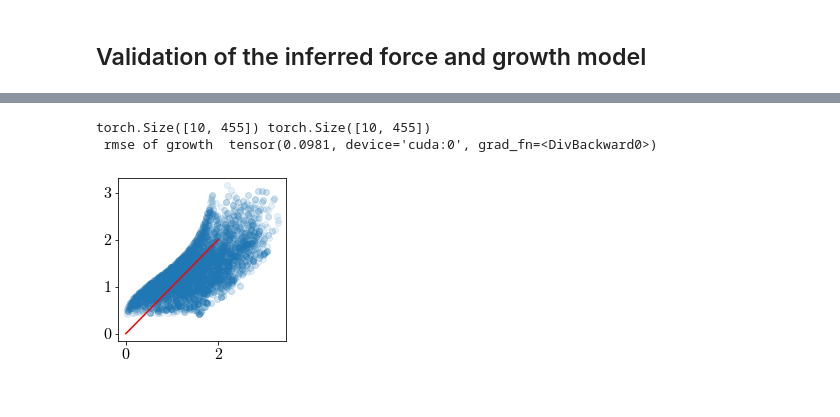
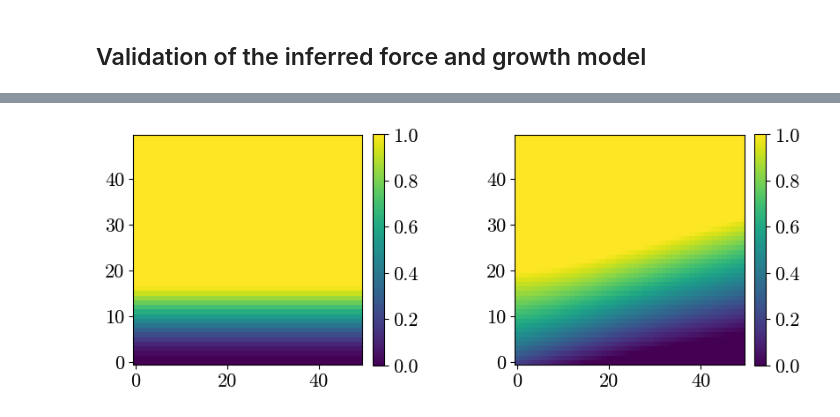
Before and after one commit to SuryanarayanaMK/PFI, a Jupyter notebook: Flow_matching_growth.ipynb, the cells around one changed output, grey strips where cells are left out. Drawn from its saved outputs; the diff is of its cells as text; code cells hidden in the pictures.

```diff
--- a/Flow_matching_growth.ipynb
+++ b/Flow_matching_growth.ipynb
@@ -59,14 +74,15 @@ def toggle_switch(x,model_params_):
 
 def g_rate(x1,x2,gr):
     """Growth propensity based on gene2 expression."""
-    return gr*( ((x2**2) / (1 + x2**2)) + ((x1**2) / (1 + x1**2)) ) #gr*( ((x2**2) / (1 + x2**2)) )
+    return  gr*( 1.0*(x2**2)/(1+x2**2)  + 0.0*(x1**2)/(1+x1**2) )
 
+#return  gr*( (x2**2) / (2 + x2**2)  ) #gr*( ((x2**2) / (1 + x2**2)) + ((x1**2) / (1 + x1**2)) )
 
 def simulate_toggle_with_growth(nsamples, init, Nsnaps, Ndim, seed_, maxiter, model_params, vol, gr, growth_flag=False, reaction_flag=False):
     dt = 0.01; lx = 1
     np.random.seed(seed_)
 
-    xold = init + 0*np.zeros((Ndim, nsamples))  # shape (Ndim, nsamples)
+    xold = init + 0.1*np.random.normal(0,1, (Ndim, nsamples)) #0*np.zeros((Ndim, nsamples))  # shape (Ndim, nsamples)
     tt = np.zeros(Nsnaps)
     samples_fullx = []  # will store a list of arrays with shape (n(t), Ndim)
 
@@ -85,7 +101,7 @@ def simulate_toggle_with_growth(nsamples, init, Nsnaps, Ndim, seed_, maxiter, mo
                 xnew = np.where(xnew < 0, xold, xnew)
                 xold = xnew + 0;
             else:
-                fval = 0.1*toggle_switch(xold.T, model_params).T  # (Ndim, nsamples)
+                fval = 0.01*toggle_switch(xold.T, model_params).T  # (Ndim, nsamples)
                 noise = np.sqrt(fval + 0.1*lx * xold) * np.sqrt(dt) * np.random.normal(0, 1, xold.shape)
                 xnew = xold + dt * (fval - 0.1*lx * xold) + (1 / np.sqrt(vol)) * noise
 
@@ -106,14 +122,17 @@ def simulate_toggle_with_growth(nsamples, init, Nsnaps, Ndim, seed_, maxiter, mo
 
     return samples_fullx, tt
 
-model_params = np.array([1., 3., 1.0, 1.0, 1.0, 2.0, 2.0])
+#### model_params = [a1, a2, b1, b2, K1, K2, n]
+model_params = np.array([2., 2., 1.0, 1.0, 1.0, 1.0, 4.0])
 
-Ndim = 2; vol = 5; nsamples = 401; Nsnaps = 5; seed = 0; maxiter = 201;
+Ndim = 2; vol = 4.0; nsamples = 2001; Nsnaps = 10; seed = 0; maxiter = 200;
 
-gr = 2; #growth-rate
+gr = 2.0; #growth-rate
 growth_flag_ = True; # Set True if growth is modeled
 reaction_flag_ = True; # Set True if the reaction is modeled
-samples_full, tt = simulate_toggle_with_growth(nsamples,np.zeros((Ndim, nsamples)),Nsnaps,Ndim,seed,maxiter,model_params,vol,gr,\
+init = np.random.uniform(0.25,0.75,(Ndim,nsamples)) + 0;
+# init[0,:] = init[0,:] ;
+samples_full, tt = simulate_toggle_with_growth(nsamples,init,Nsnaps,Ndim,seed,maxiter,model_params,vol,gr,\
                                                growth_flag=growth_flag_,reaction_flag=reaction_flag_);
 samples_full = samples_full[:]
 nsnaps = len(samples_full);
@@ -585,13 +728,22 @@ plt.gcf().set_size_inches(20,11)
 # %%
-print(growth_.shape, growth_inf.shape)
+x_ = np.linspace(0,3,50);
+y_ = np.linspace(0,3,50);
+xx_, yy_ = np.meshgrid(x_,y_);
 
-plt.scatter(growth_.flatten().cpu().data.numpy(), growth_inf.flatten().cpu().data.numpy(),alpha=0.1)
-plt.plot(np.linspace(0,2,10), np.linspace(0,2,10),color='red')
-plt.gcf().set_size_inches(3,3)
+xtest = np.vstack([xx_.flatten(), yy_.flatten()]).T
+growth_ = gr*( 1.0*(xtest[:,1]**2)/(1+xtest[:,1]**2)  + 0.0*(xtest[:,0]**2)/(1+xtest[:,0]**2) )
 
-rmse_growth = torch.mean((growth_ - growth_inf).flatten()**2)/torch.mean(growth_.flatten()**2)
-print(" rmse of growth ", rmse_growth)
+plt.subplot(1,2,1)
+plt.imshow(growth_.reshape(50,50),origin='lower',vmin=0,vmax=1)
+plt.colorbar(pad=0.04, fraction=0.046)
+
+plt.subplot(1,2,2)
+xtest_torch = torch.tensor(xtest,dtype=torch.float32).to(device)
+growth_inf = growth_net(xtest_torch).squeeze(-1).cpu().data.numpy()
+plt.imshow(growth_inf.reshape(50,50),origin='lower',vmin=0,vmax=1)
+plt.colorbar(pad=0.04, fraction=0.046)
+
+plt.tight_layout()
+plt.gcf().set_size_inches(9,4)
 # %% [output]
-torch.Size([10, 455]) torch.Size([10, 455])
- rmse of growth  tensor(0.0981, device='cuda:0', grad_fn=<DivBackward0>)
-[figure, old version]
+[figure, new version]
```
Also changed, not shown: parts of 29 cells of this notebook.
